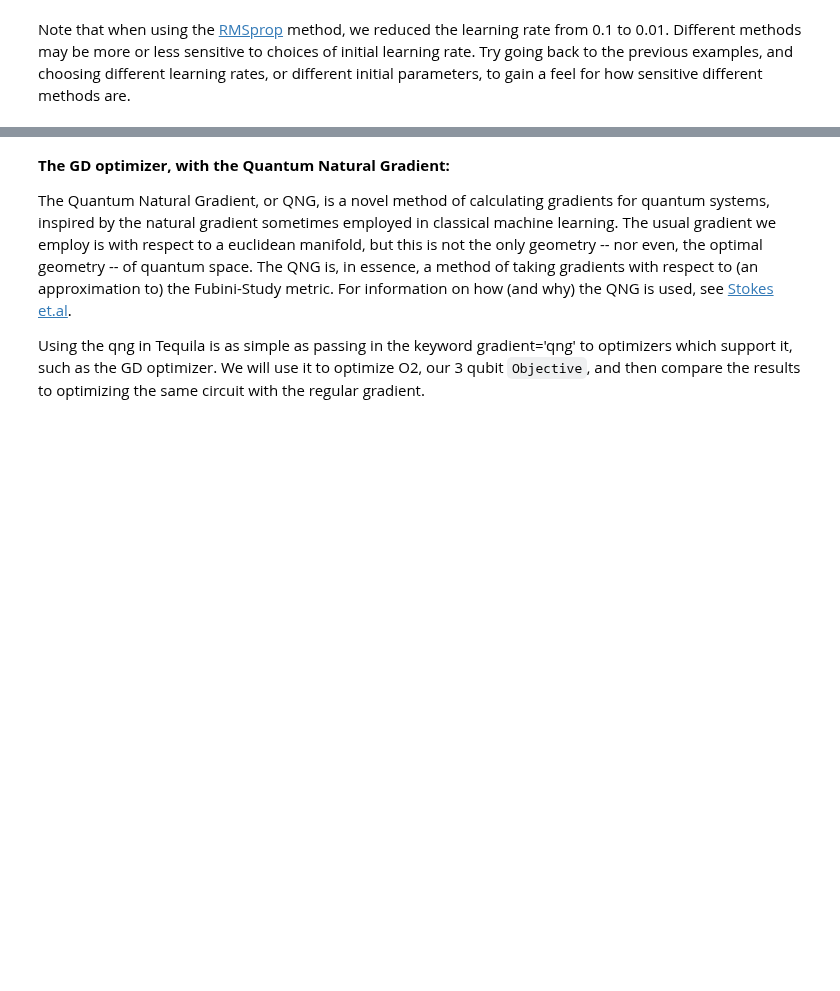
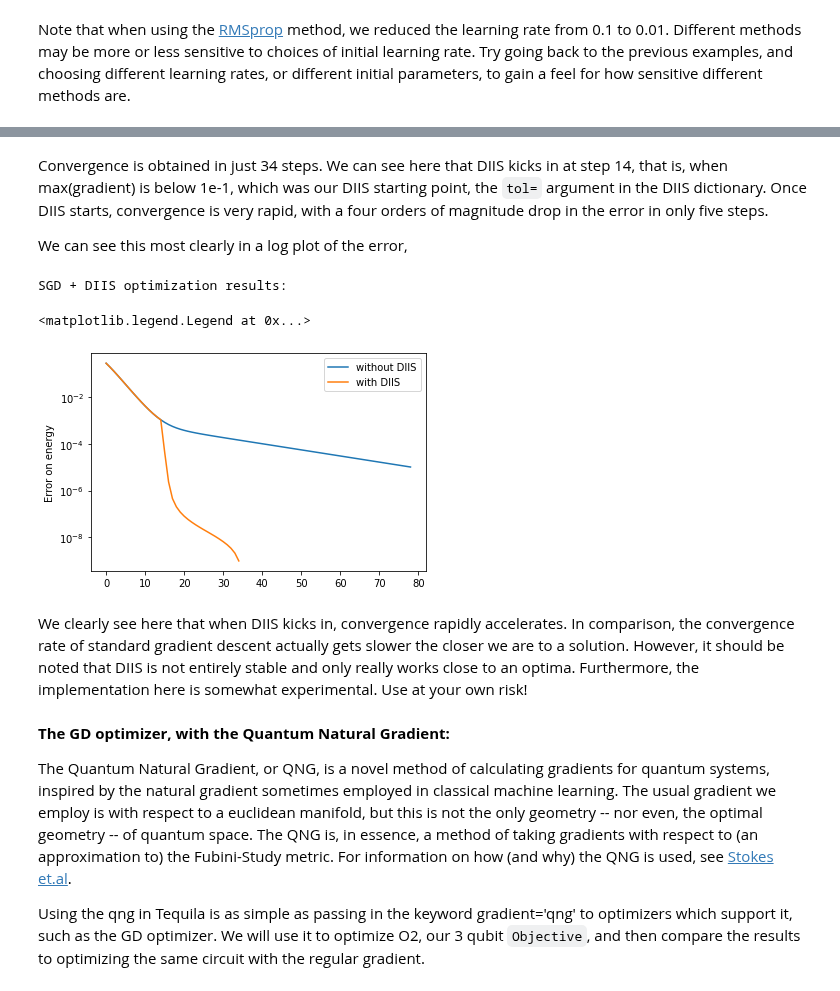
Before and after one commit to tequilahub/tequila, a Jupyter notebook: tutorials/Optimizer_Tutorial.ipynb, the cells around one changed output, grey strips where cells are left out. Saved outputs shown, nothing was run; the diff lists cells and outputs as text; code cells hidden in the pictures; blank space fills up the shorter version.

```diff
--- a/tutorials/Optimizer_Tutorial.ipynb
+++ b/tutorials/Optimizer_Tutorial.ipynb
@@ -237,0 +247,9 @@ Note that when using the [RMSprop](https://towardsdatascience.com/understanding-
+# %%
+init={'a':0.18,'b':0.8,'c':-0.1,'d':-0.4}
+lr=0.02
+no_diis_result=tq.minimize(objective=O1,lr=lr,
+              method='sgd',
+              tol=1e-9,
+              maxiter=80,
+              initial_values=init,
+              silent=False)
@@ -237,0 +276,8 @@ Note that when using the [RMSprop](https://towardsdatascience.com/understanding-
+# %%
+diis_result=tq.minimize(objective=O1,lr=lr,
+              method='sgd',
+              diis={'tol':1e-1},
+              tol=1e-9,
+              maxiter=80,
+              initial_values=init,
+              silent=False)
@@ -238,3 +302,20 @@ Note that when using the [RMSprop](https://towardsdatascience.com/understanding-
+# %% [markdown]
+Convergence is obtained in just 34 steps. We can see here that DIIS kicks in at step 14, that is, when max(gradient) is below 1e-1, which was our DIIS starting point, the `tol=` argument in the DIIS dictionary. Once DIIS starts, convergence is very rapid, with a four orders of magnitude drop in the error in only five steps.
+
+We can see this most clearly in a log plot of the error,
+# %%
+print('SGD + DIIS optimization results:')
+Emin = diis_result.history.energies[-1]
+plt.semilogy(no_diis_result.history.energies[:-1] - Emin)
+plt.semilogy(diis_result.history.energies[:-1] - Emin)
+plt.ylabel('Error on energy')
+plt.legend(['without DIIS', 'with DIIS'])
+# %% [output]
+SGD + DIIS optimization results:
+<matplotlib.legend.Legend at 0x...>
+[figure, added]
+# %% [markdown]
+We clearly see here that when DIIS kicks in, convergence rapidly accelerates. In comparison, the convergence rate of standard gradient descent actually gets slower the closer we are to a solution. However, it should be noted that DIIS is not entirely stable and only really works close to an optima. Furthermore, the implementation here is somewhat experimental. Use at your own risk!
 # %% [markdown]
 **The GD optimizer, with the Quantum Natural Gradient:**
 
```
Also changed, not shown: parts of 8 cells of this notebook, 2 other files.
